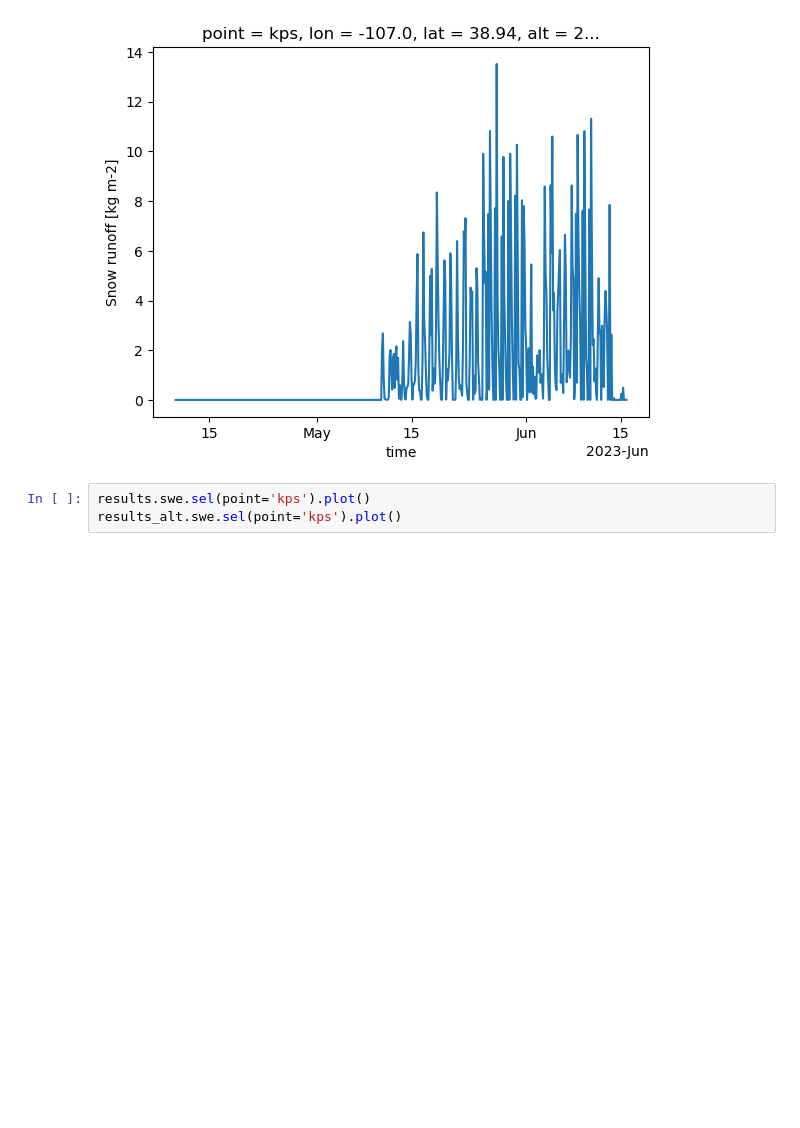
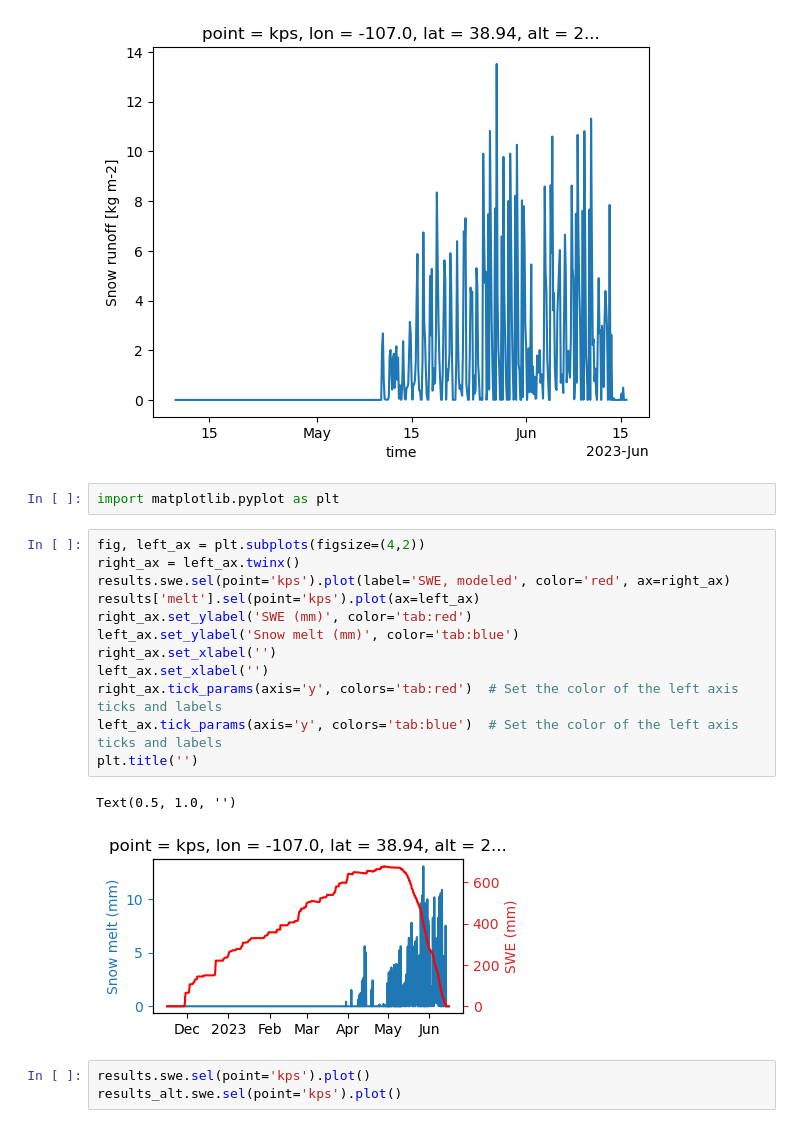
Before and after one commit to Mountain-Hydrology-Research-Group/snow-hydrology, a Jupyter notebook: modules/lab8/lab8-2b-run-model.ipynb, the cells around one changed output. Saved outputs shown, nothing was run; the diff lists cells and outputs as text; blank space fills up the shorter version.

```diff
--- a/modules/lab8/lab8-2b-run-model.ipynb
+++ b/modules/lab8/lab8-2b-run-model.ipynb
@@ -134,6 +132,23 @@ results.runoff.sel(point='kps', time=slice('20230410', '20230630')).plot()
 # %% [output]
 [<matplotlib.lines.Line2D at 0x...>]
 [figure]
+# %%
+import matplotlib.pyplot as plt
+# %%
+fig, left_ax = plt.subplots(figsize=(4,2))
+right_ax = left_ax.twinx()
+results.swe.sel(point='kps').plot(label='SWE, modeled', color='red', ax=right_ax)
+results['melt'].sel(point='kps').plot(ax=left_ax)
+right_ax.set_ylabel('SWE (mm)', color='tab:red')
+left_ax.set_ylabel('Snow melt (mm)', color='tab:blue')
+right_ax.set_xlabel('')
+left_ax.set_xlabel('')
+right_ax.tick_params(axis='y', colors='tab:red')  # Set the color of the left axis ticks and labels
+left_ax.tick_params(axis='y', colors='tab:blue')  # Set the color of the left axis ticks and labels
+plt.title('')
+# %% [output]
+Text(0.5, 1.0, '')
+[figure, added]
 # %%
 results.swe.sel(point='kps').plot()
 results_alt.swe.sel(point='kps').plot()
```
Also changed, not shown: parts of 8 cells of this notebook, 3 other files.
